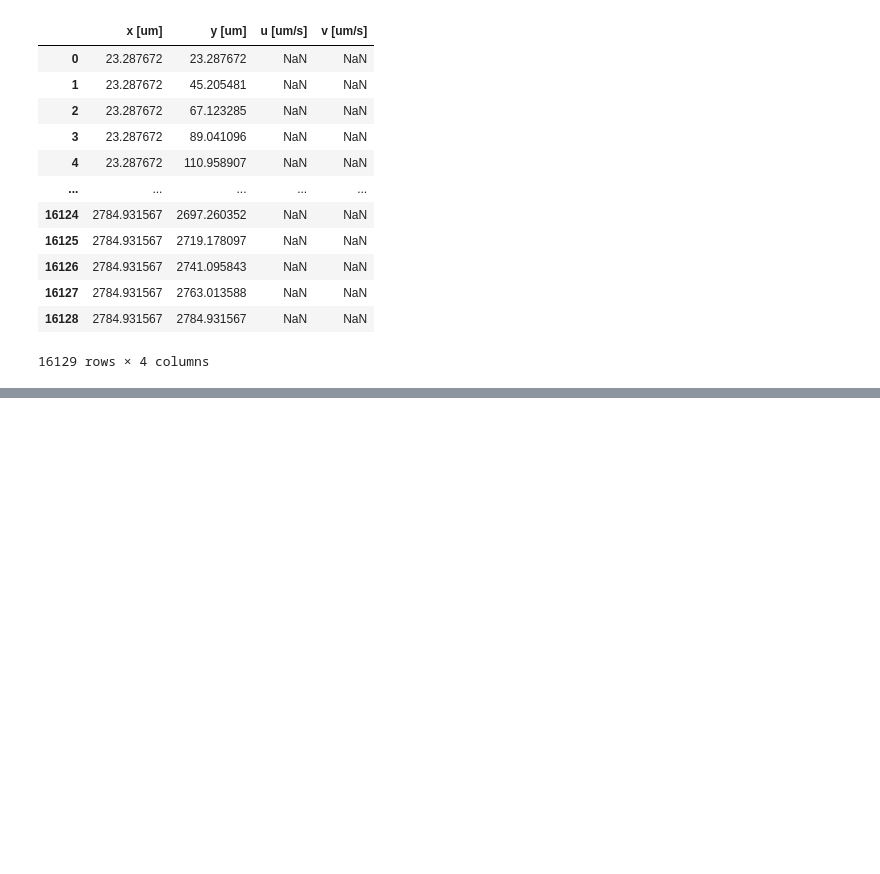
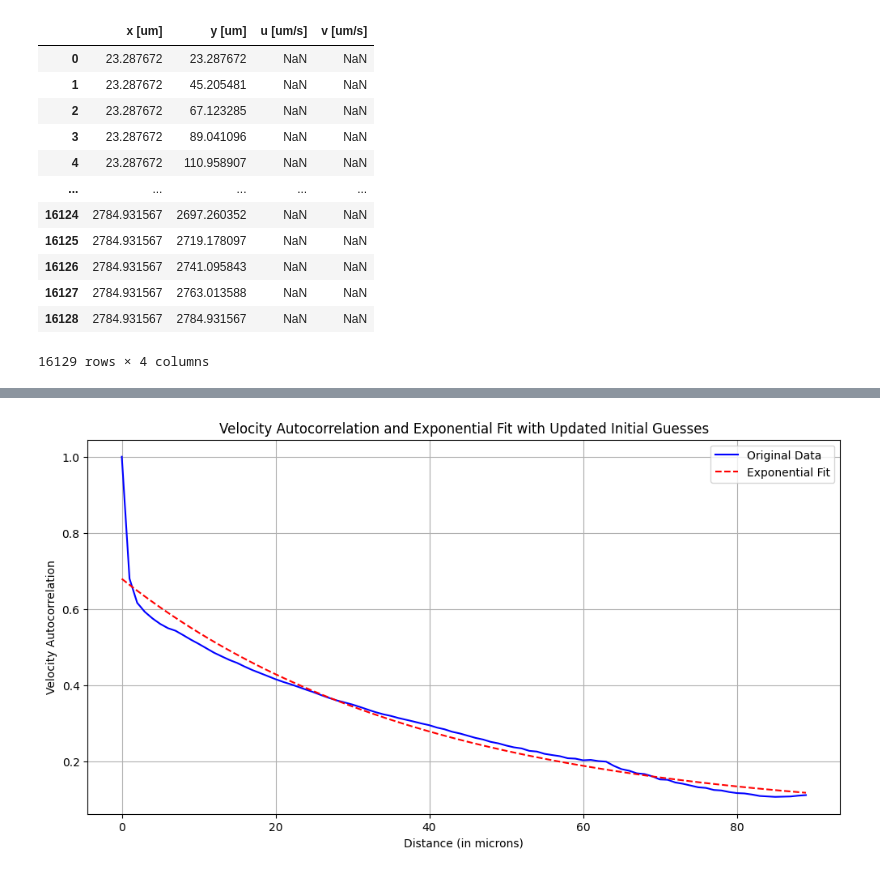
Before and after one commit to dalarios/activedrops, a Jupyter notebook: code/exploratory/autocorrelation3.ipynb, the cells around one changed output, grey strips where cells are left out. Cells and saved outputs as stored; diff of their text form; code cells hidden in the pictures; blank space fills up the shorter version.

```diff
--- a/code/exploratory/autocorrelation3.ipynb
+++ b/code/exploratory/autocorrelation3.ipynb
@@ -147,11 +255,6 @@ def fit_and_extract_lambda(distances, radial_velocity):
 # %%
 # Extract the radial autocorrelation
-radial_autocorr_fourier = extract_radial_velocity_product_correlation(R_u_fourier)
+radial_autocorr_fourier = radial_velocity_autocorrelation(R_magnitude_fourier)
 
 # Adjusting the distances array to match the size of the radial_autocorr_fourier
 distances_fourier = np.arange(len(radial_autocorr_fourier))
-
-# Fit the radial autocorrelation to the exponential function to extract the correlation length
-correlation_length_fourier = fit_and_extract_lambda(distances_fourier, radial_autocorr_fourier)
-
-correlation_length_fourier
@@ -158,22 +281,35 @@ correlation_length_fourier
 # %%
-def plot_exponential_fit(distances, radial_velocity):
+# Initial guesses based on the observations
+A_initial = np.max(radial_autocorr_fourier)
+B_initial = distances_fourier[np.abs(radial_autocorr_fourier - 0.5 * A_initial).argmin()]
+C_initial = radial_autocorr_fourier[-1]
+
+# Updated initial guesses for the fitting parameters
+p0_updated = [A_initial, B_initial, C_initial]
+
+# Plotting the exponential fit using the updated initial guesses
+def plot_exponential_fit_updated(distances, radial_velocity, p0):
     """
-    Fit the radial velocity autocorrelation to the exponential function and plot the fit along with the original data.
+    Fit the radial velocity autocorrelation to the exponential function with updated initial guesses and plot.
     """
     # Fitting the radial autocorrelation to the exponential function
-    popt, _ = curve_fit(exponential_fit, distances, radial_velocity, p0=[1, 100, 0])
+    popt, _ = curve_fit(exponential_fit, distances, radial_velocity, p0=p0)
 
     # Generating the exponential curve using the fitted parameters
     fitted_curve = exponential_fit(distances, *popt)
 
     # Plotting
-
     plt.figure(figsize=(12, 6))
     plt.plot(distances, radial_velocity, 'b-', label="Original Data")
     plt.plot(distances, fitted_curve, 'r--', label="Exponential Fit")
     plt.xlabel("Distance (in microns)")
     plt.ylabel("Velocity Autocorrelation")
-    plt.title("Velocity Autocorrelation and Exponential Fit")
+    plt.title("Velocity Autocorrelation and Exponential Fit with Updated Initial Guesses")
     plt.legend()
     plt.grid(True)
     plt.show()
+
+# Plotting with updated initial guesses
+plot_exponential_fit_updated(distances_fourier, radial_autocorr_fourier, p0_updated)
+# %% [output]
+[figure, added]
```
Also changed, not shown: parts of 10 cells of this notebook, 3 other files.
